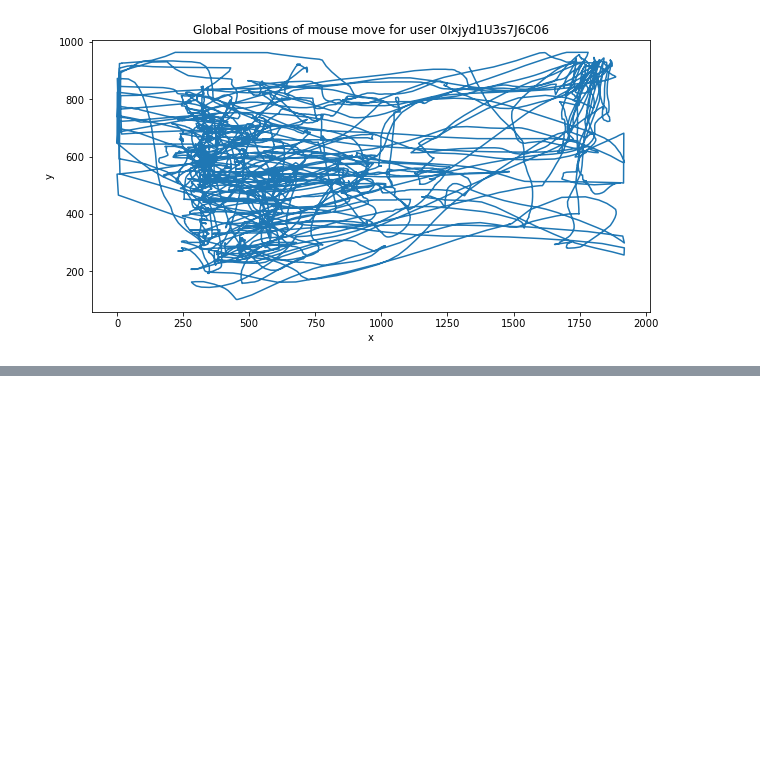
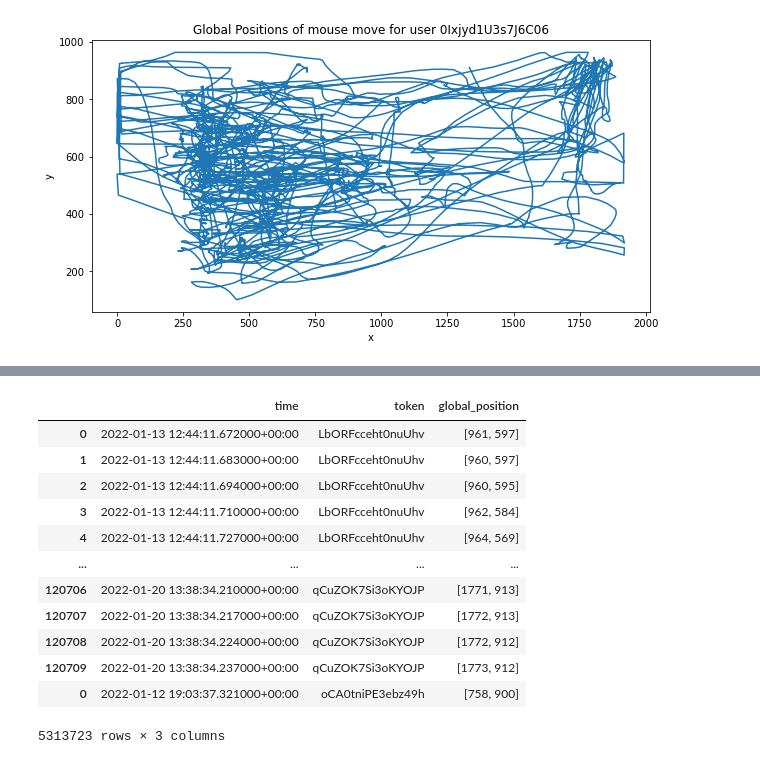
Before and after one commit to shalakasatheesh/mouse-dynamics-unofficial, a Jupyter notebook: data_analysis.ipynb, the cells around one changed output, grey strips where cells are left out. Drawn from its saved outputs; the diff is of its cells as text; code cells hidden in the pictures; blank space fills up the shorter version.

```diff
--- a/data_analysis.ipynb
+++ b/data_analysis.ipynb
@@ -181,0 +215,18 @@ time_scroll = df_scroll['time']
+# %%
+reduced_move = df_move
+reduced_move.dropna()
+reduced_move.drop(columns=['event','Unnamed: 0'])
+# %% [output]
+|  | time | token | global_position |
+| 0 | 2022-01-13 12:44:11.672000+00:00 | LbORFcceht0nuUhv | [961, 597] |
+| 1 | 2022-01-13 12:44:11.683000+00:00 | LbORFcceht0nuUhv | [960, 597] |
+| 2 | 2022-01-13 12:44:11.694000+00:00 | LbORFcceht0nuUhv | [960, 595] |
+| 3 | 2022-01-13 12:44:11.710000+00:00 | LbORFcceht0nuUhv | [962, 584] |
+| 4 | 2022-01-13 12:44:11.727000+00:00 | LbORFcceht0nuUhv | [964, 569] |
+| ... | ... | ... | ... |
+| 120706 | 2022-01-20 13:38:34.210000+00:00 | qCuZOK7Si3oKYOJP | [1771, 913] |
+| 120707 | 2022-01-20 13:38:34.217000+00:00 | qCuZOK7Si3oKYOJP | [1772, 913] |
+| 120708 | 2022-01-20 13:38:34.224000+00:00 | qCuZOK7Si3oKYOJP | [1772, 912] |
+| 120709 | 2022-01-20 13:38:34.237000+00:00 | qCuZOK7Si3oKYOJP | [1773, 912] |
+| 0 | 2022-01-12 19:03:37.321000+00:00 | oCA0tniPE3ebz49h | [758, 900] |
+5313723 rows × 3 columns
```
Also changed, not shown: parts of 7 cells of this notebook.
